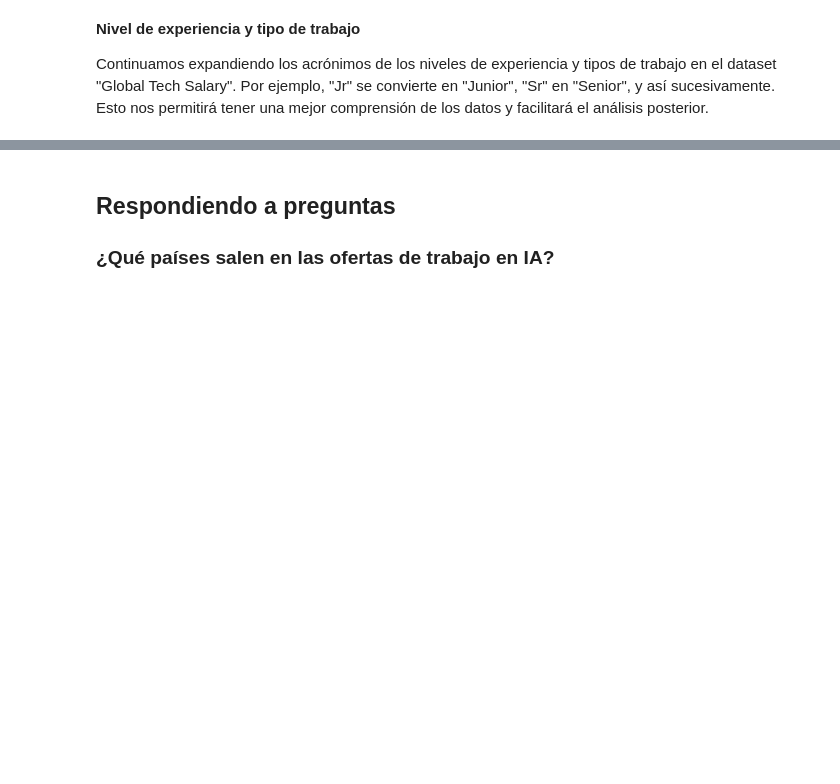
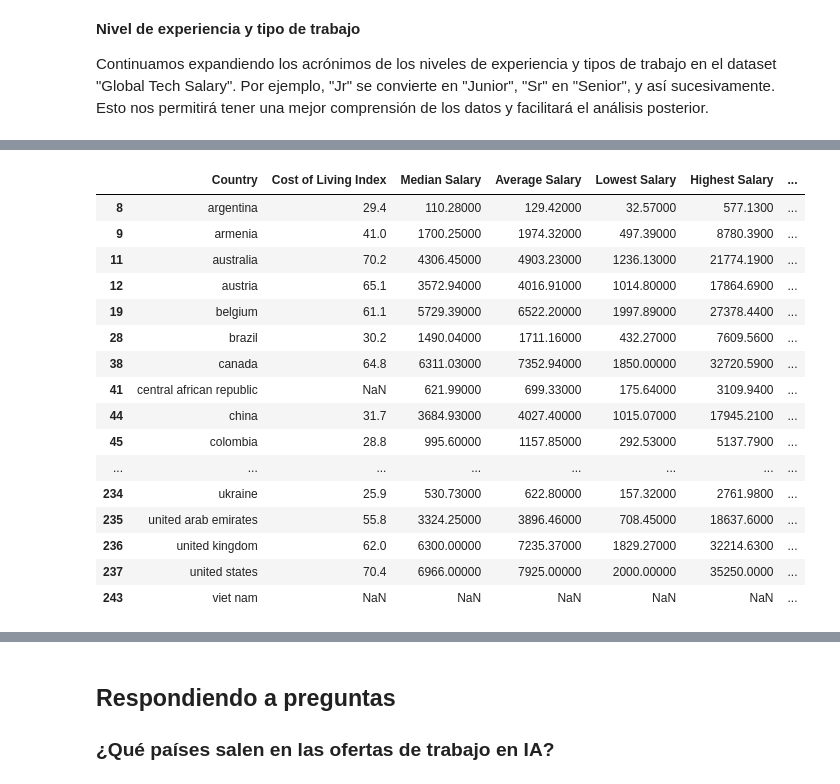
Before and after one commit to MichaeLaudrup/Python_for_AI_VIU, a Jupyter notebook: dataset_project/01_MIAR_ACT_Dataset_Michael_Laudrup_luis_glez.ipynb, the cells around one changed output, grey strips where cells are left out. Drawn from its saved outputs; the diff is of its cells as text; code cells hidden in the pictures; blank space fills up the shorter version.

```diff
--- a/dataset_project/01_MIAR_ACT_Dataset_Michael_Laudrup_luis_glez.ipynb
+++ b/dataset_project/01_MIAR_ACT_Dataset_Michael_Laudrup_luis_glez.ipynb
@@ -304,0 +302,29 @@ display(all_tech_jobs_df.sample(10))
+# %%
+life_cost_reduced = cost_of_life_df[['Country', 'Cost of Living Index']]
+avg_salary_reduced = avg_salary_df.drop(columns=['Continent Name', 'Wage Span'])
+idh_reduced = idh_df[['Country', 'Human Development Index']]
+
+countries_in_jobs_df = all_tech_jobs_df['Country'].unique()
+
+indicators_by_country = pd.merge(pd.merge(life_cost_reduced, avg_salary_reduced, on='Country', how='outer'), idh_reduced, on='Country', how='outer')
+indicators_by_country = indicators_by_country[indicators_by_country['Country'].isin(countries_in_jobs_df)]
+
+display(indicators_by_country)
+# %% [output]
+|  | Country | Cost of Living Index | Median Salary | Average Salary | Lowest Salary | Highest Salary | ... |
+| 8 | argentina | 29.4 | 110.28000 | 129.42000 | 32.57000 | 577.1300 | ... |
+| 9 | armenia | 41.0 | 1700.25000 | 1974.32000 | 497.39000 | 8780.3900 | ... |
+| 11 | australia | 70.2 | 4306.45000 | 4903.23000 | 1236.13000 | 21774.1900 | ... |
+| 12 | austria | 65.1 | 3572.94000 | 4016.91000 | 1014.80000 | 17864.6900 | ... |
+| 19 | belgium | 61.1 | 5729.39000 | 6522.20000 | 1997.89000 | 27378.4400 | ... |
+| 28 | brazil | 30.2 | 1490.04000 | 1711.16000 | 432.27000 | 7609.5600 | ... |
+| 38 | canada | 64.8 | 6311.03000 | 7352.94000 | 1850.00000 | 32720.5900 | ... |
+| 41 | central african republic | NaN | 621.99000 | 699.33000 | 175.64000 | 3109.9400 | ... |
+| 44 | china | 31.7 | 3684.93000 | 4027.40000 | 1015.07000 | 17945.2100 | ... |
+| 45 | colombia | 28.8 | 995.60000 | 1157.85000 | 292.53000 | 5137.7900 | ... |
+| ... | ... | ... | ... | ... | ... | ... | ... |
+| 234 | ukraine | 25.9 | 530.73000 | 622.80000 | 157.32000 | 2761.9800 | ... |
+| 235 | united arab emirates | 55.8 | 3324.25000 | 3896.46000 | 708.45000 | 18637.6000 | ... |
+| 236 | united kingdom | 62.0 | 6300.00000 | 7235.37000 | 1829.27000 | 32214.6300 | ... |
+| 237 | united states | 70.4 | 6966.00000 | 7925.00000 | 2000.00000 | 35250.0000 | ... |
+| 243 | viet nam | NaN | NaN | NaN | NaN | NaN | ... |
```
Also changed, not shown: parts of 11 cells of this notebook.
